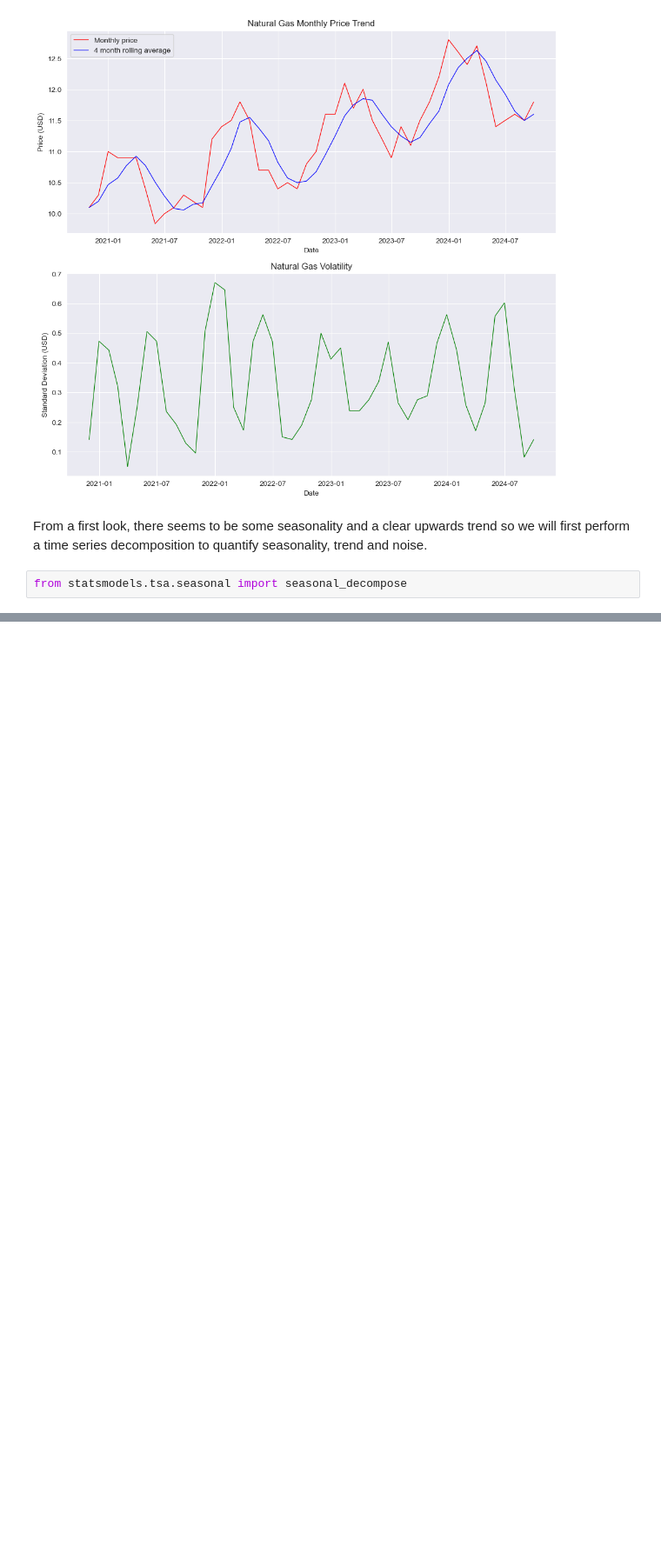
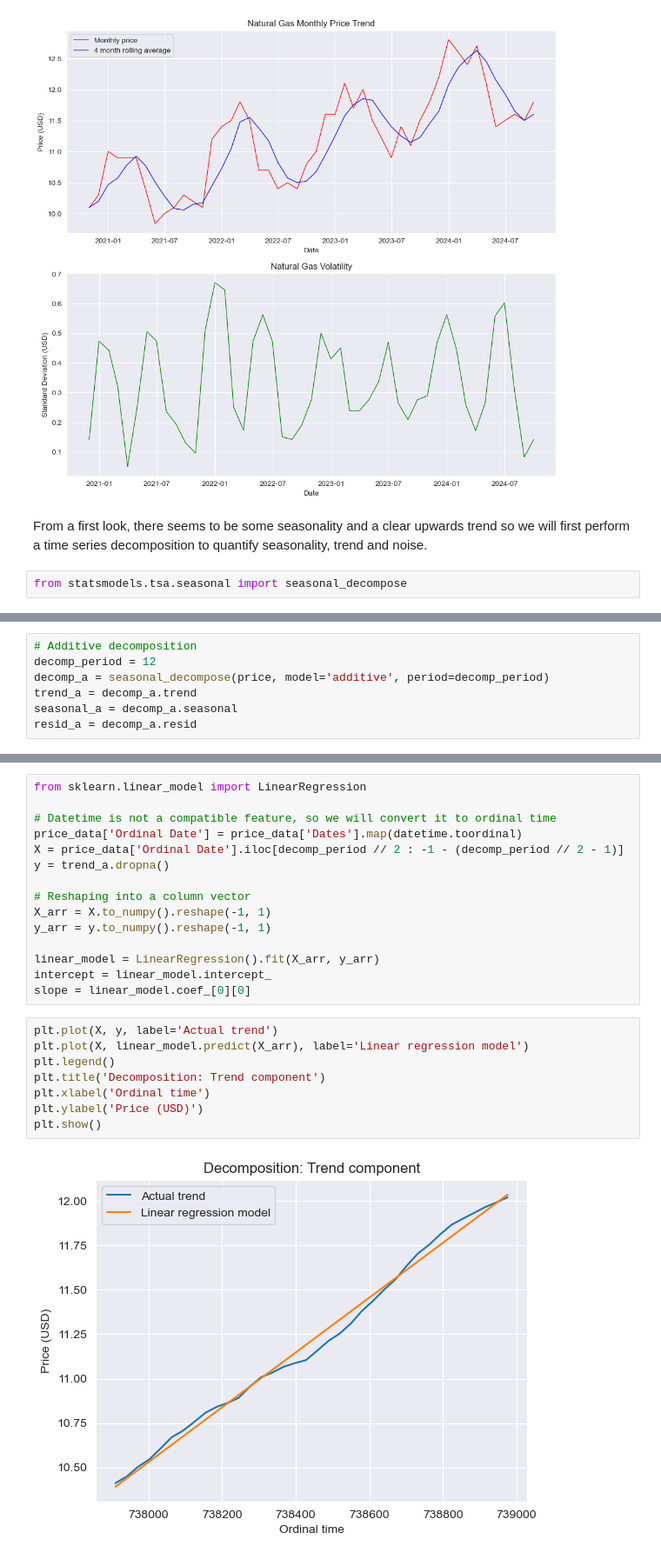
Before and after one commit to Changtze/JPQuantRes, a Jupyter notebook: eda.ipynb, the cells around one changed output, grey strips where cells are left out. Shown at 87% size. Cells and saved outputs as stored; diff of their text form; blank space fills up the shorter version.

Commit message:
linear model
Simple linear model performs much better
XGBoost and SARIMAX insufficient data volume

```diff
--- a/eda.ipynb
+++ b/eda.ipynb
@@ -319,0 +84,7 @@ ax3.legend()
+# %%
+# Additive decomposition
+decomp_period = 12
+decomp_a = seasonal_decompose(price, model='additive', period=decomp_period)
+trend_a = decomp_a.trend
+seasonal_a = decomp_a.seasonal
+resid_a = decomp_a.resid
@@ -319,0 +123,25 @@ ax3.legend()
+# %%
+from sklearn.linear_model import LinearRegression
+
+# Datetime is not a compatible feature, so we will convert it to ordinal time
+price_data['Ordinal Date'] = price_data['Dates'].map(datetime.toordinal)
+X = price_data['Ordinal Date'].iloc[decomp_period // 2 : -1 - (decomp_period // 2 - 1)]
+y = trend_a.dropna()
+
+# Reshaping into a column vector
+X_arr = X.to_numpy().reshape(-1, 1)
+y_arr = y.to_numpy().reshape(-1, 1)
+
+linear_model = LinearRegression().fit(X_arr, y_arr)
+intercept = linear_model.intercept_
+slope = linear_model.coef_[0][0]
+# %%
+plt.plot(X, y, label='Actual trend')
+plt.plot(X, linear_model.predict(X_arr), label='Linear regression model')
+plt.legend()
+plt.title('Decomposition: Trend component')
+plt.xlabel('Ordinal time')
+plt.ylabel('Price (USD)')
+plt.show()
+# %% [output]
+[figure, added]
```
Also changed, not shown: parts of 33 cells of this notebook.
